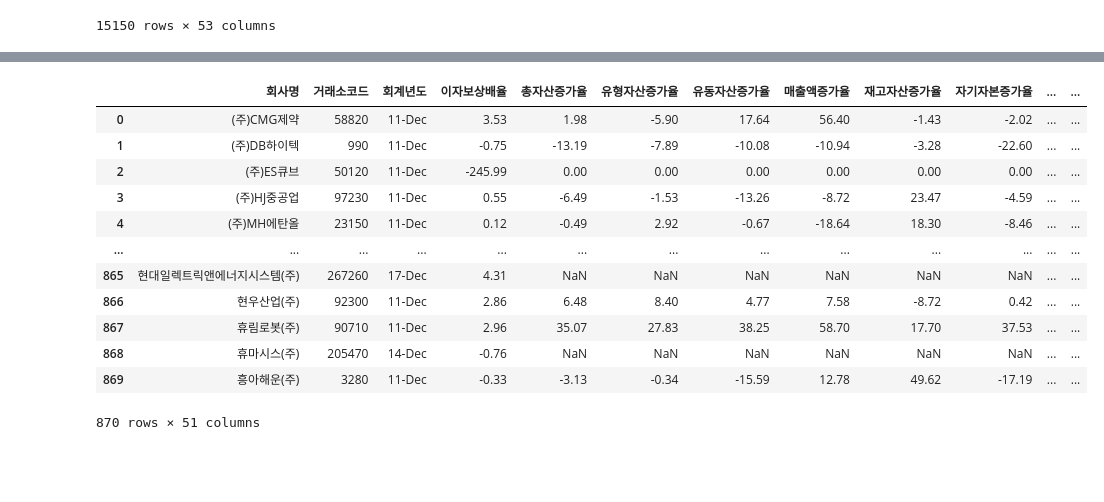
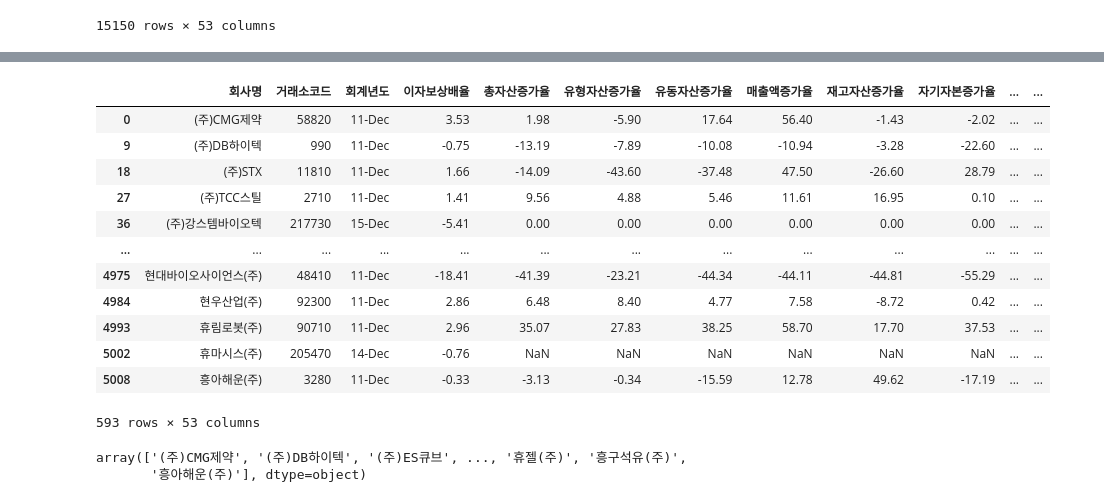
Before and after one commit to Penta-Audit-Technology/jh, a Jupyter notebook: 2011년전체데이터 copy.ipynb, the cells around one changed output, grey strips where cells are left out. Saved outputs shown, nothing was run; the diff lists cells and outputs as text; code cells hidden in the pictures; blank space fills up the shorter version.

```diff
--- a/2011년전체데이터 copy.ipynb
+++ b/2011년전체데이터 copy.ipynb
@@ -2,7 +2,7 @@
 import pandas as pd
 import numpy as np
 
-df = pd.read_csv('또다른재무비율13.csv', encoding='cp949')
+df = pd.read_csv('./비율/또다른재무비율13.csv', encoding='cp949')
 # df = df.drop(columns=)
 # df.drop(columns=['Unnamed: 0'], inplace=True)
 df
@@ -65,7 +86,7 @@ for i in range(0, len(df)-1):
     # 회사명이 이미 기록된 상태에서 또 중복으로 적을 필요는 없습니다
     if company == df.loc[i]['회사명']:
         # 다만 그 기업이 한계기업인데
-        if count > 1:
+        if count > 2:
             # 어머? 4년 연속이네요? 기록!!!
             if df.iloc[i]['이자보상배율'] < 1:
                 f_company_x.append(company)
@@ -83,7 +104,7 @@ for i in range(0, len(df)-1):
     else:
         count = 0
     # 한계 기업 클럽에 오셨습니다. 환영합니다.
-    if count == 1:
+    if count == 2:
         company = df.loc[i]['회사명']
         f_company.append(company)
         count += 1
@@ -399,22 +353,22 @@ a
 # %%
 # 그래서 4년 연속인 애들이 얼마나 될까요? 밑에 숫자를 봅시다
 b = df_7_frame.copy().drop_duplicates(['회사명'])
-b = b.reset_index(drop=True)
+# b = b.reset_index(drop=True)
 b
 # %% [output]
 |  | 회사명 | 거래소코드 | 회계년도 | 이자보상배율 | 총자산증가율 | 유형자산증가율 | 유동자산증가율 | 매출액증가율 | 재고자산증가율 | 자기자본증가율 | ... | ... |
 | 0 | (주)CMG제약 | 58820 | 11-Dec | 3.53 | 1.98 | -5.90 | 17.64 | 56.40 | -1.43 | -2.02 | ... | ... |
-| 1 | (주)DB하이텍 | 990 | 11-Dec | -0.75 | -13.19 | -7.89 | -10.08 | -10.94 | -3.28 | -22.60 | ... | ... |
-| 2 | (주)ES큐브 | 50120 | 11-Dec | -245.99 | 0.00 | 0.00 | 0.00 | 0.00 | 0.00 | 0.00 | ... | ... |
-| 3 | (주)HJ중공업 | 97230 | 11-Dec | 0.55 | -6.49 | -1.53 | -13.26 | -8.72 | 23.47 | -4.59 | ... | ... |
-| 4 | (주)MH에탄올 | 23150 | 11-Dec | 0.12 | -0.49 | 2.92 | -0.67 | -18.64 | 18.30 | -8.46 | ... | ... |
+| 9 | (주)DB하이텍 | 990 | 11-Dec | -0.75 | -13.19 | -7.89 | -10.08 | -10.94 | -3.28 | -22.60 | ... | ... |
+| 18 | (주)STX | 11810 | 11-Dec | 1.66 | -14.09 | -43.60 | -37.48 | 47.50 | -26.60 | 28.79 | ... | ... |
+| 27 | (주)TCC스틸 | 2710 | 11-Dec | 1.41 | 9.56 | 4.88 | 5.46 | 11.61 | 16.95 | 0.10 | ... | ... |
+| 36 | (주)강스템바이오텍 | 217730 | 15-Dec | -5.41 | 0.00 | 0.00 | 0.00 | 0.00 | 0.00 | 0.00 | ... | ... |
 | ... | ... | ... | ... | ... | ... | ... | ... | ... | ... | ... | ... | ... |
-| 865 | 현대일렉트릭앤에너지시스템(주) | 267260 | 17-Dec | 4.31 | NaN | NaN | NaN | NaN | NaN | NaN | ... | ... |
-| 866 | 현우산업(주) | 92300 | 11-Dec | 2.86 | 6.48 | 8.40 | 4.77 | 7.58 | -8.72 | 0.42 | ... | ... |
-| 867 | 휴림로봇(주) | 90710 | 11-Dec | 2.96 | 35.07 | 27.83 | 38.25 | 58.70 | 17.70 | 37.53 | ... | ... |
-| 868 | 휴마시스(주) | 205470 | 14-Dec | -0.76 | NaN | NaN | NaN | NaN | NaN | NaN | ... | ... |
-| 869 | 흥아해운(주) | 3280 | 11-Dec | -0.33 | -3.13 | -0.34 | -15.59 | 12.78 | 49.62 | -17.19 | ... | ... |
+| 4975 | 현대바이오사이언스(주) | 48410 | 11-Dec | -18.41 | -41.39 | -23.21 | -44.34 | -44.11 | -44.81 | -55.29 | ... | ... |
+| 4984 | 현우산업(주) | 92300 | 11-Dec | 2.86 | 6.48 | 8.40 | 4.77 | 7.58 | -8.72 | 0.42 | ... | ... |
+| 4993 | 휴림로봇(주) | 90710 | 11-Dec | 2.96 | 35.07 | 27.83 | 38.25 | 58.70 | 17.70 | 37.53 | ... | ... |
+| 5002 | 휴마시스(주) | 205470 | 14-Dec | -0.76 | NaN | NaN | NaN | NaN | NaN | NaN | ... | ... |
+| 5008 | 흥아해운(주) | 3280 | 11-Dec | -0.33 | -3.13 | -0.34 | -15.59 | 12.78 | 49.62 | -17.19 | ... | ... |
-870 rows × 51 columns
+593 rows × 53 columns
 # %%
 c = a.columns - b.columns
 # %%
@@ -423,3 +377,10 @@ c = a.columns - b.columns
 # %%
 # # 그래서 4년 연속인 애들이 얼마나 될까요? 밑에 숫자를 봅시다
 # df_10_frame.copy().drop_duplicates(['회사명'])
+# %%
+# 회사명 리스트 생성
+company_list = df['회사명'].unique()
+company_list
+# %% [output]
+array(['(주)CMG제약', '(주)DB하이텍', '(주)ES큐브', ..., '휴젤(주)', '흥구석유(주)',
+       '흥아해운(주)'], dtype=object)
```
Also changed, not shown: parts of 15 cells of this notebook, 5 other files.
